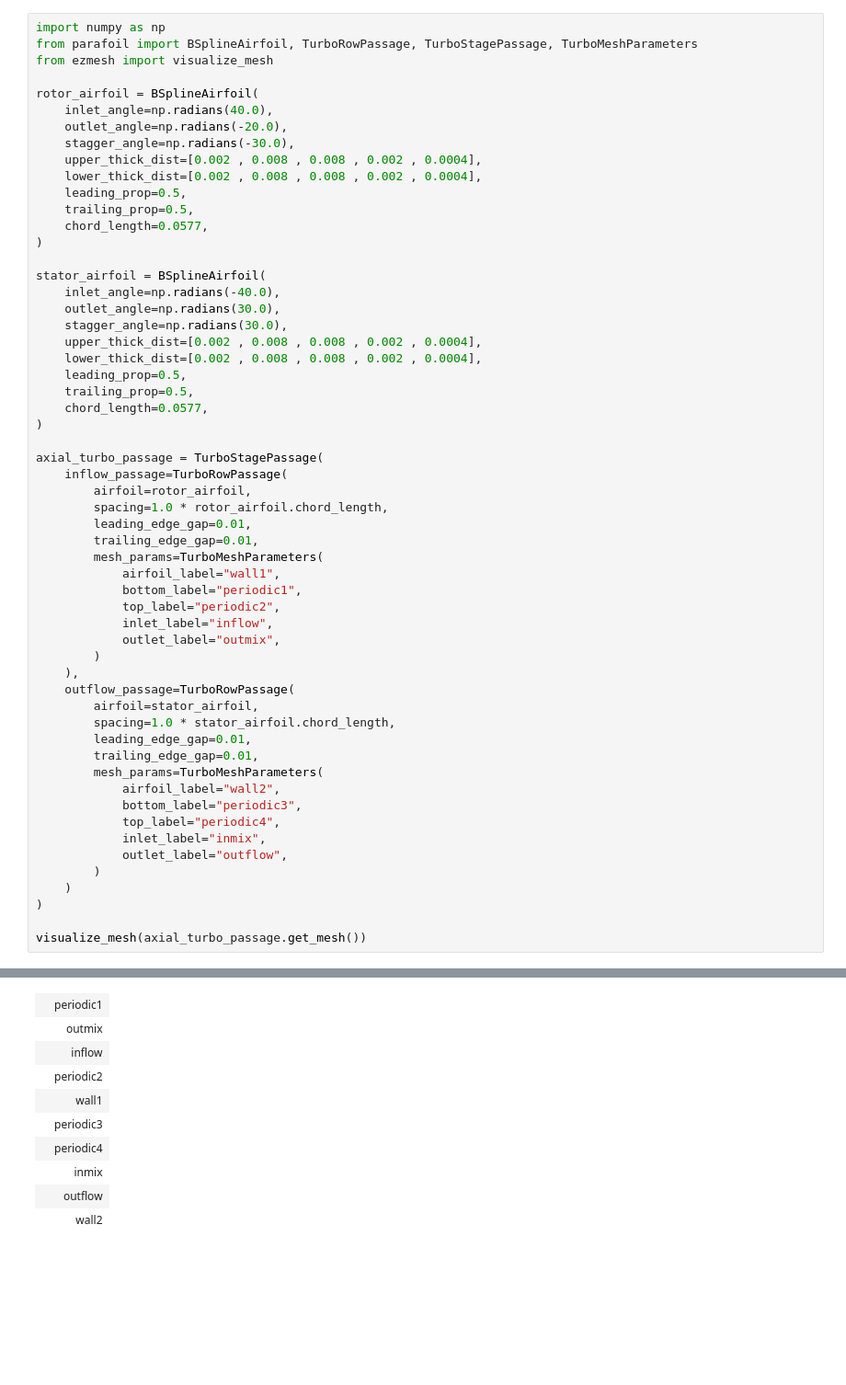
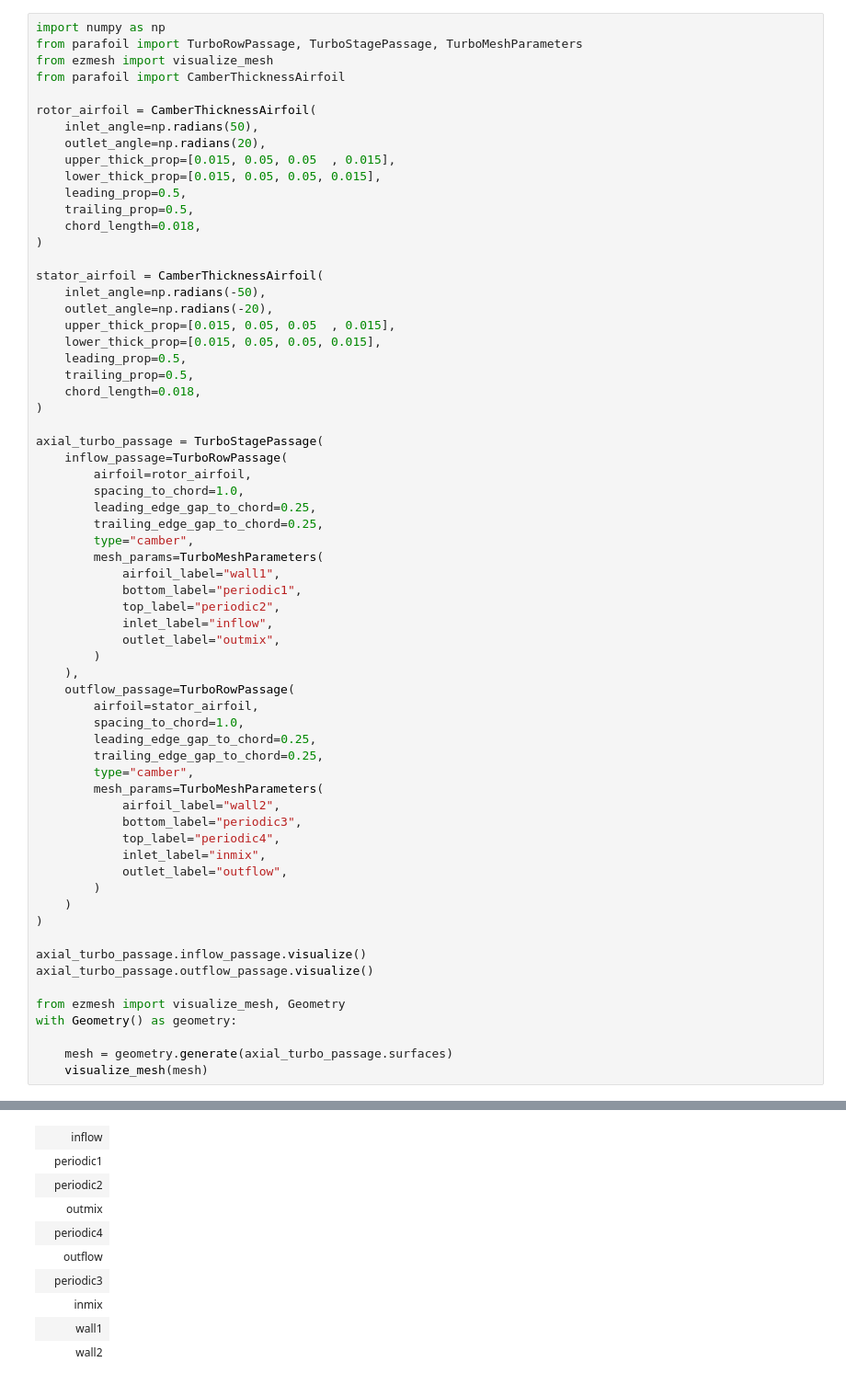
Before and after one commit to OpenOrion/parafoil, a Jupyter notebook: examples/turbo_stage.ipynb, the cells around one changed output, grey strips where cells are left out. Shown at 92% size. Drawn from its saved outputs; the diff is of its cells as text; blank space fills up the shorter version.

```diff
--- a/examples/turbo_stage.ipynb
+++ b/examples/turbo_stage.ipynb
@@ -3,37 +3,37 @@
 ![Axial Turbine](../assets/axial_turb.png)
 # %%
 import numpy as np
-from parafoil import BSplineAirfoil, TurboRowPassage, TurboStagePassage, TurboMeshParameters
+from parafoil import TurboRowPassage, TurboStagePassage, TurboMeshParameters
 from ezmesh import visualize_mesh
+from parafoil import CamberThicknessAirfoil
 
-rotor_airfoil = BSplineAirfoil(
-    inlet_angle=np.radians(40.0),
-    outlet_angle=np.radians(-20.0),
-    stagger_angle=np.radians(-30.0),
-    upper_thick_dist=[0.002 , 0.008 , 0.008 , 0.002 , 0.0004],
-    lower_thick_dist=[0.002 , 0.008 , 0.008 , 0.002 , 0.0004],
+rotor_airfoil = CamberThicknessAirfoil(
+    inlet_angle=np.radians(50),
+    outlet_angle=np.radians(20),
+    upper_thick_prop=[0.015, 0.05, 0.05  , 0.015],
+    lower_thick_prop=[0.015, 0.05, 0.05, 0.015],
     leading_prop=0.5,
     trailing_prop=0.5,
-    chord_length=0.0577,
+    chord_length=0.018,
 )
 
-stator_airfoil = BSplineAirfoil(
-    inlet_angle=np.radians(-40.0),
-    outlet_angle=np.radians(30.0),
-    stagger_angle=np.radians(30.0),
-    upper_thick_dist=[0.002 , 0.008 , 0.008 , 0.002 , 0.0004],
-    lower_thick_dist=[0.002 , 0.008 , 0.008 , 0.002 , 0.0004],
+stator_airfoil = CamberThicknessAirfoil(
+    inlet_angle=np.radians(-50),
+    outlet_angle=np.radians(-20),
+    upper_thick_prop=[0.015, 0.05, 0.05  , 0.015],
+    lower_thick_prop=[0.015, 0.05, 0.05, 0.015],
     leading_prop=0.5,
     trailing_prop=0.5,
-    chord_length=0.0577,
+    chord_length=0.018,
 )
 
 axial_turbo_passage = TurboStagePassage(
     inflow_passage=TurboRowPassage(
         airfoil=rotor_airfoil,
-        spacing=1.0 * rotor_airfoil.chord_length,
-        leading_edge_gap=0.01,
-        trailing_edge_gap=0.01,
+        spacing_to_chord=1.0,
+        leading_edge_gap_to_chord=0.25,
+        trailing_edge_gap_to_chord=0.25,
+        type="camber",
         mesh_params=TurboMeshParameters(
             airfoil_label="wall1",
             bottom_label="periodic1",
@@ -44,9 +44,10 @@ axial_turbo_passage = TurboStagePassage(
     ),
     outflow_passage=TurboRowPassage(
         airfoil=stator_airfoil,
-        spacing=1.0 * stator_airfoil.chord_length,
-        leading_edge_gap=0.01,
-        trailing_edge_gap=0.01,
+        spacing_to_chord=1.0,
+        leading_edge_gap_to_chord=0.25,
+        trailing_edge_gap_to_chord=0.25,
+        type="camber",
         mesh_params=TurboMeshParameters(
             airfoil_label="wall2",
             bottom_label="periodic3",
@@ -57,7 +58,14 @@ axial_turbo_passage = TurboStagePassage(
     )
 )
 
-visualize_mesh(axial_turbo_passage.get_mesh())
+axial_turbo_passage.inflow_passage.visualize()
+axial_turbo_passage.outflow_passage.visualize()
+
+from ezmesh import visualize_mesh, Geometry
+with Geometry() as geometry:
+
+    mesh = geometry.generate(axial_turbo_passage.surfaces)
+    visualize_mesh(mesh)
 # %% [output]
 Info    : Meshing 1D...
 Info    : [  0%] Meshing curve 1 (Nurb)
@@ -82,10 +91,10 @@ Markers
+|  | inflow |
 |  | periodic1 |
+|  | periodic2 |
 |  | outmix |
-|  | inflow |
-|  | periodic2 |
+|  | periodic4 |
+|  | outflow |
+|  | periodic3 |
+|  | inmix |
 |  | wall1 |
-|  | periodic3 |
-|  | periodic4 |
-|  | inmix |
-|  | outflow |
 |  | wall2 |
```
Also changed, not shown: parts of 3 cells of this notebook, 15 other files.
